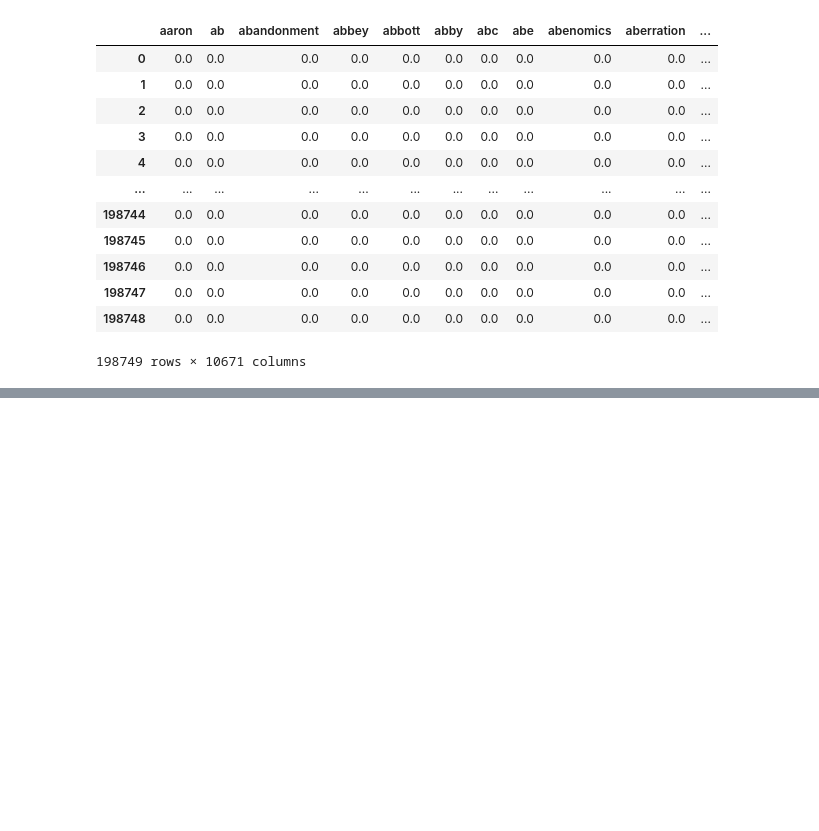
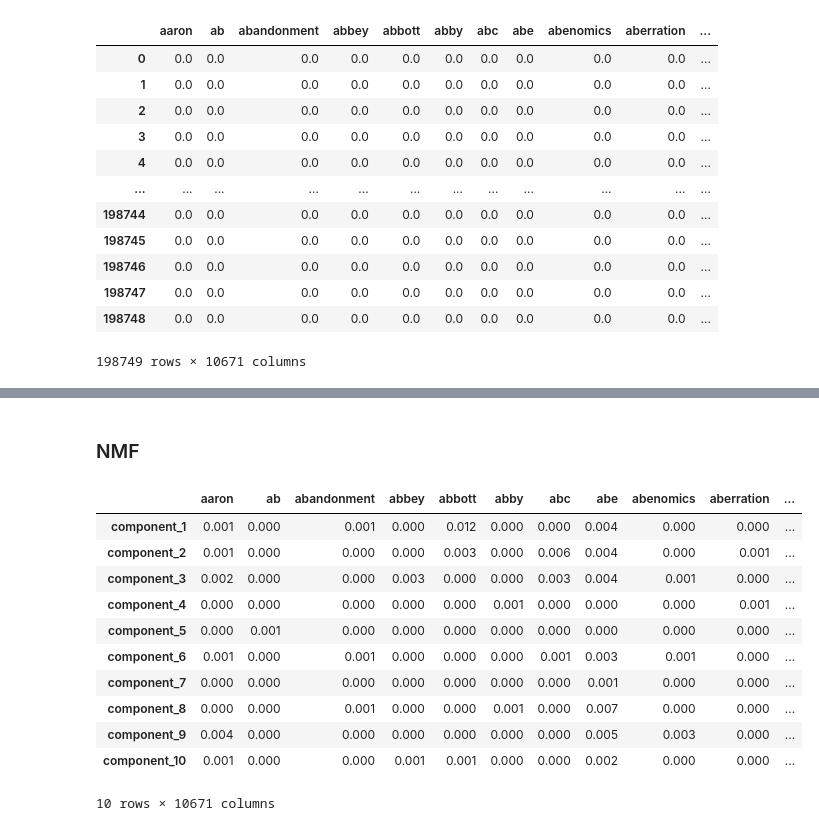
Before and after one commit to JuliaQiao/NLP_News_Recommender, a Jupyter notebook: Text_Pro_Spacy.ipynb, the cells around one changed output, grey strips where cells are left out. Cells and saved outputs as stored; diff of their text form; code cells hidden in the pictures; blank space fills up the shorter version.

```diff
--- a/Text_Pro_Spacy.ipynb
+++ b/Text_Pro_Spacy.ipynb
@@ -222,0 +259,24 @@ Our doc-term matrix looks great! We have fully cleaned out all special character
+# %% [markdown]
+### NMF
+# %%
+nmf = NMF(10)
+doc_topic = nmf.fit_transform(doc_term_matrix)
+# %%
+topic_word = pd.DataFrame(nmf.components_.round(3),
+             index = ["component_1","component_2", "component_3", "component_4", "component_5",
+             "component_6", "component_7", "component_8", "component_9", "component_10"],
+             columns = tfidf.get_feature_names())
+topic_word
+# %% [output]
+|  | aaron | ab | abandonment | abbey | abbott | abby | abc | abe | abenomics | aberration | ... |
+| component_1 | 0.001 | 0.000 | 0.001 | 0.000 | 0.012 | 0.000 | 0.000 | 0.004 | 0.000 | 0.000 | ... |
+| component_2 | 0.001 | 0.000 | 0.000 | 0.000 | 0.003 | 0.000 | 0.006 | 0.004 | 0.000 | 0.001 | ... |
+| component_3 | 0.002 | 0.000 | 0.000 | 0.003 | 0.000 | 0.000 | 0.003 | 0.004 | 0.001 | 0.000 | ... |
+| component_4 | 0.000 | 0.000 | 0.000 | 0.000 | 0.000 | 0.001 | 0.000 | 0.000 | 0.000 | 0.001 | ... |
+| component_5 | 0.000 | 0.001 | 0.000 | 0.000 | 0.000 | 0.000 | 0.000 | 0.000 | 0.000 | 0.000 | ... |
+| component_6 | 0.001 | 0.000 | 0.001 | 0.000 | 0.000 | 0.000 | 0.001 | 0.003 | 0.001 | 0.000 | ... |
+| component_7 | 0.000 | 0.000 | 0.000 | 0.000 | 0.000 | 0.000 | 0.000 | 0.001 | 0.000 | 0.000 | ... |
+| component_8 | 0.000 | 0.000 | 0.001 | 0.000 | 0.000 | 0.001 | 0.000 | 0.007 | 0.000 | 0.000 | ... |
+| component_9 | 0.004 | 0.000 | 0.000 | 0.000 | 0.000 | 0.000 | 0.000 | 0.005 | 0.003 | 0.000 | ... |
+| component_10 | 0.001 | 0.000 | 0.000 | 0.001 | 0.001 | 0.000 | 0.000 | 0.002 | 0.000 | 0.000 | ... |
+10 rows × 10671 columns
```
Also changed, not shown: parts of 17 cells of this notebook.
